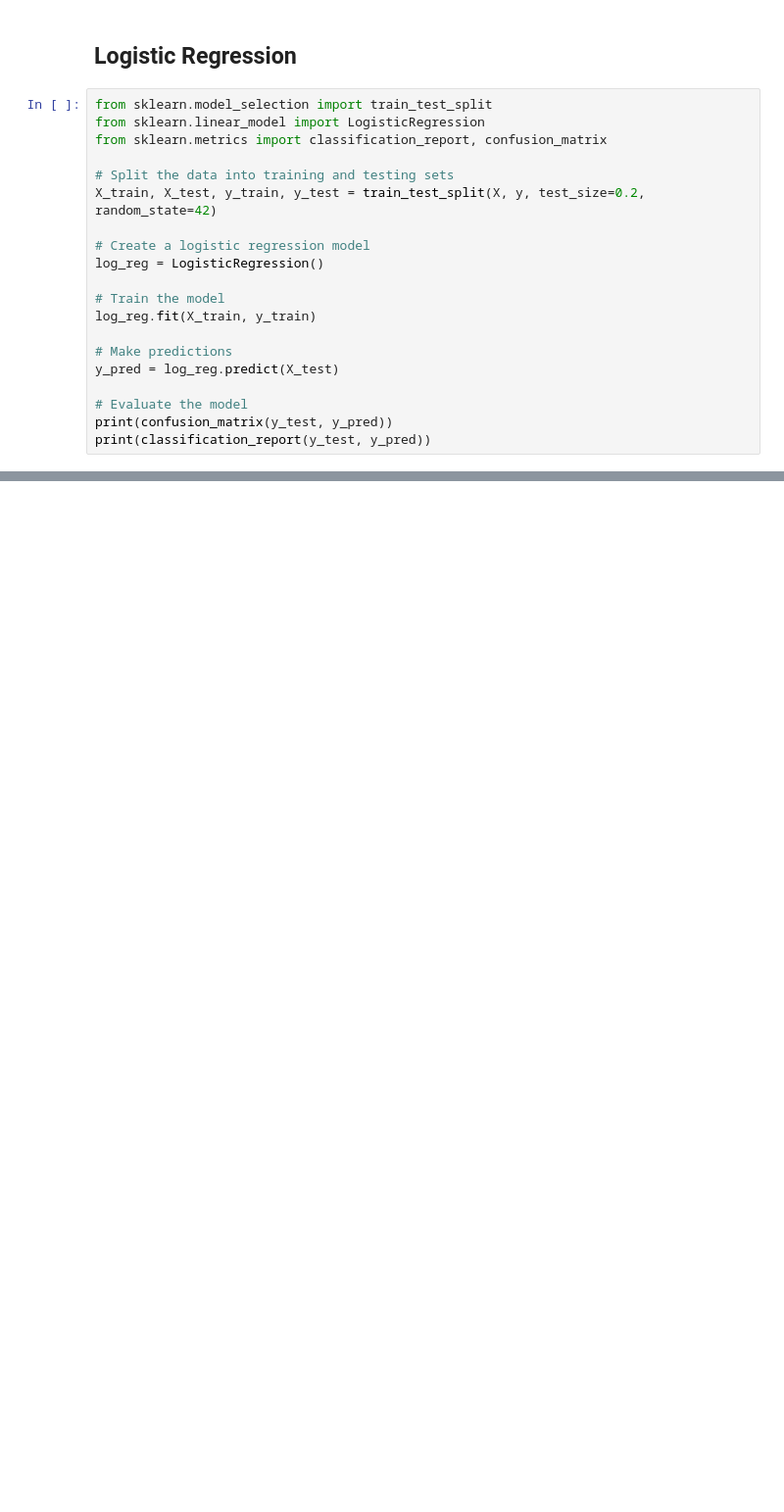
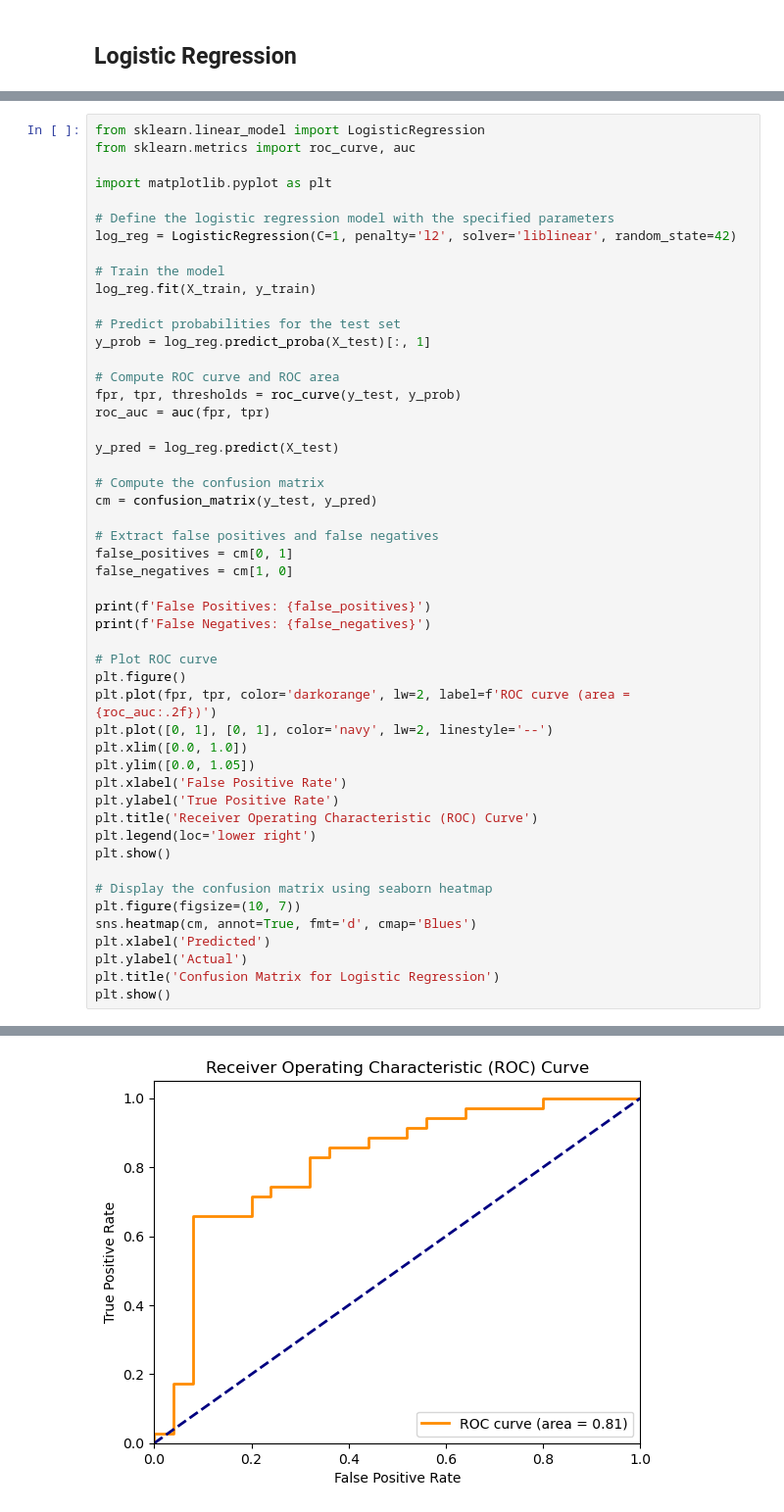
Before and after one commit to VicBracke/_Repo_ML_Project, a Jupyter notebook: OSA_CaseStudy/6_ML_Models_Classification.ipynb, the cells around one changed output, grey strips where cells are left out. Shown at 98% size. Saved outputs shown, nothing was run; the diff lists cells and outputs as text; blank space fills up the shorter version.

Commit message:
Finalizing the model training for regressio, classification and clustering

```diff
--- a/OSA_CaseStudy/6_ML_Models_Classification.ipynb
+++ b/OSA_CaseStudy/6_ML_Models_Classification.ipynb
@@ -431,22 +559,2 @@ Accuracy: 0.807 (0.033)
 # %% [markdown]
 ## Logistic Regression
-# %%
-from sklearn.model_selection import train_test_split
-from sklearn.linear_model import LogisticRegression
-from sklearn.metrics import classification_report, confusion_matrix
-
-# Split the data into training and testing sets
-X_train, X_test, y_train, y_test = train_test_split(X, y, test_size=0.2, random_state=42)
-
-# Create a logistic regression model
-log_reg = LogisticRegression()
-
-# Train the model
-log_reg.fit(X_train, y_train)
-
-# Make predictions
-y_pred = log_reg.predict(X_test)
-
-# Evaluate the model
-print(confusion_matrix(y_test, y_pred))
-print(classification_report(y_test, y_pred))
@@ -463,0 +610,51 @@ weighted avg       0.72      0.72      0.72        60
+# %%
+from sklearn.linear_model import LogisticRegression
+from sklearn.metrics import roc_curve, auc
+
+import matplotlib.pyplot as plt
+
+# Define the logistic regression model with the specified parameters
+log_reg = LogisticRegression(C=1, penalty='l2', solver='liblinear', random_state=42)
+
+# Train the model
+log_reg.fit(X_train, y_train)
+
+# Predict probabilities for the test set
+y_prob = log_reg.predict_proba(X_test)[:, 1]
+
+# Compute ROC curve and ROC area
+fpr, tpr, thresholds = roc_curve(y_test, y_prob)
+roc_auc = auc(fpr, tpr)
+
+y_pred = log_reg.predict(X_test)
+
+# Compute the confusion matrix
+cm = confusion_matrix(y_test, y_pred)
+
+# Extract false positives and false negatives
+false_positives = cm[0, 1]
+false_negatives = cm[1, 0]
+
+print(f'False Positives: {false_positives}')
+print(f'False Negatives: {false_negatives}')
+
+# Plot ROC curve
+plt.figure()
+plt.plot(fpr, tpr, color='darkorange', lw=2, label=f'ROC curve (area = {roc_auc:.2f})')
+plt.plot([0, 1], [0, 1], color='navy', lw=2, linestyle='--')
+plt.xlim([0.0, 1.0])
+plt.ylim([0.0, 1.05])
+plt.xlabel('False Positive Rate')
+plt.ylabel('True Positive Rate')
+plt.title('Receiver Operating Characteristic (ROC) Curve')
+plt.legend(loc='lower right')
+plt.show()
+
+# Display the confusion matrix using seaborn heatmap
+plt.figure(figsize=(10, 7))
+sns.heatmap(cm, annot=True, fmt='d', cmap='Blues')
+plt.xlabel('Predicted')
+plt.ylabel('Actual')
+plt.title('Confusion Matrix for Logistic Regression')
+plt.show()
+# %% [output]
@@ -463,0 +663 @@ weighted avg       0.72      0.72      0.72        60
+[figure, added]
```
Also changed, not shown: parts of 36 cells of this notebook, 7 other files.
